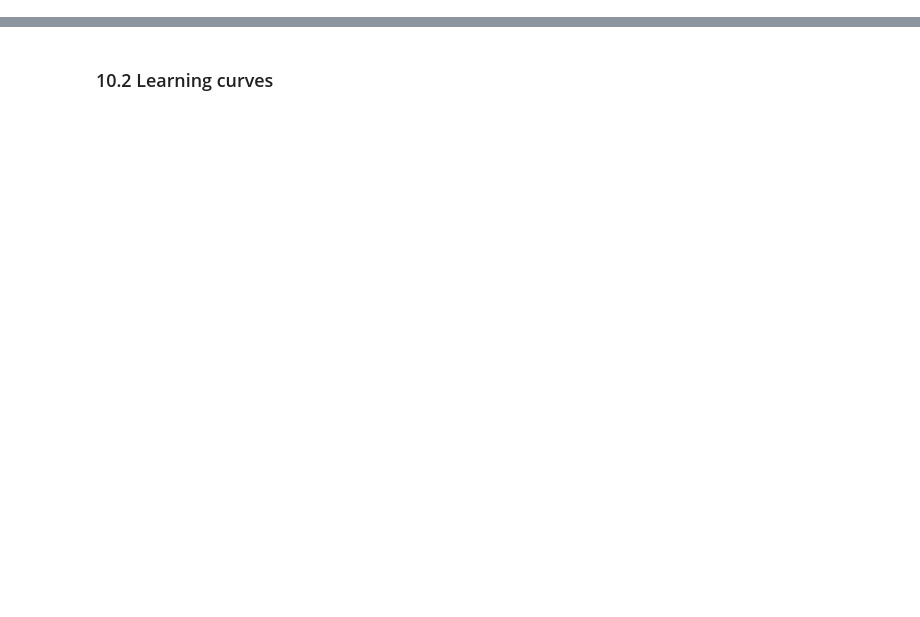
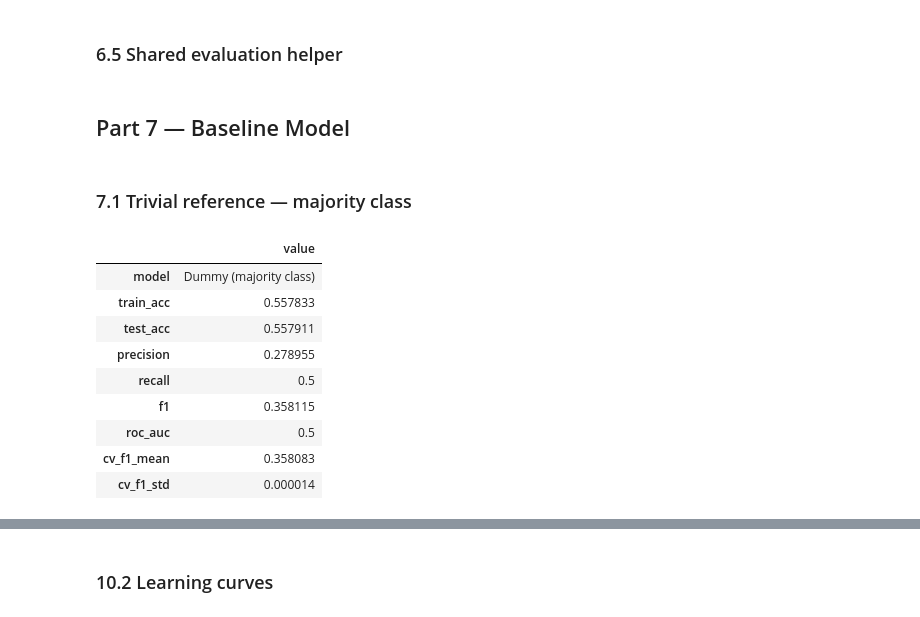
Before and after one commit to Renadyousef/Spam_classification_project, a Jupyter notebook: Supervised_Learning.ipynb, the cells around one changed output, grey strips where cells are left out. Drawn from its saved outputs; the diff is of its cells as text; code cells hidden in the pictures; blank space fills up the shorter version.

```diff
--- a/Supervised_Learning.ipynb
+++ b/Supervised_Learning.ipynb
@@ -281,0 +220,5 @@ _TODO_
+# %%
+cv = StratifiedKFold(n_splits=CV_FOLDS, shuffle=True, random_state=RANDOM_STATE)
+SCORING = ["accuracy", "precision_macro", "recall_macro", "f1_macro", "roc_auc"]
+
+cv
@@ -281,0 +261,2 @@ _TODO_
+# %% [markdown]
+### 6.5 Shared evaluation helper
@@ -281,0 +294,22 @@ _TODO_
+# %% [markdown]
+## Part 7 — Baseline Model
+# %% [markdown]
+### 7.1 Trivial reference — majority class
+# %%
+dummy_pipe, dummy_row = evaluate(
+    "Dummy (majority class)",
+    DummyClassifier(strategy="most_frequent", random_state=RANDOM_STATE),
+)
+
+pd.Series(dummy_row).to_frame("value").round(4)
+# %% [output]
+|  | value |
+| model | Dummy (majority class) |
+| train_acc | 0.557833 |
+| test_acc | 0.557911 |
+| precision | 0.278955 |
+| recall | 0.5 |
+| f1 | 0.358115 |
+| roc_auc | 0.5 |
+| cv_f1_mean | 0.358083 |
+| cv_f1_std | 0.000014 |
```
Also changed, not shown: parts of 127 cells of this notebook.
